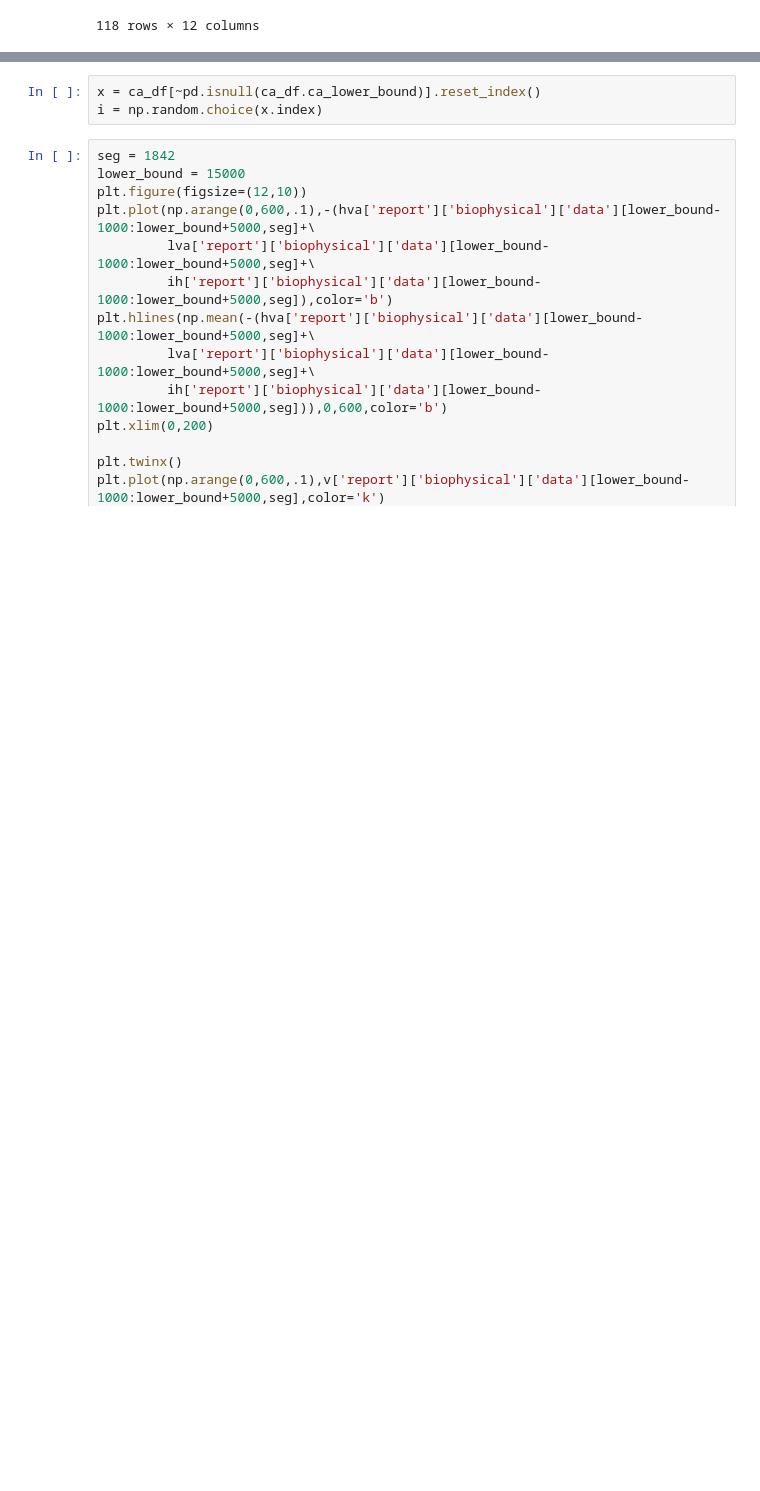
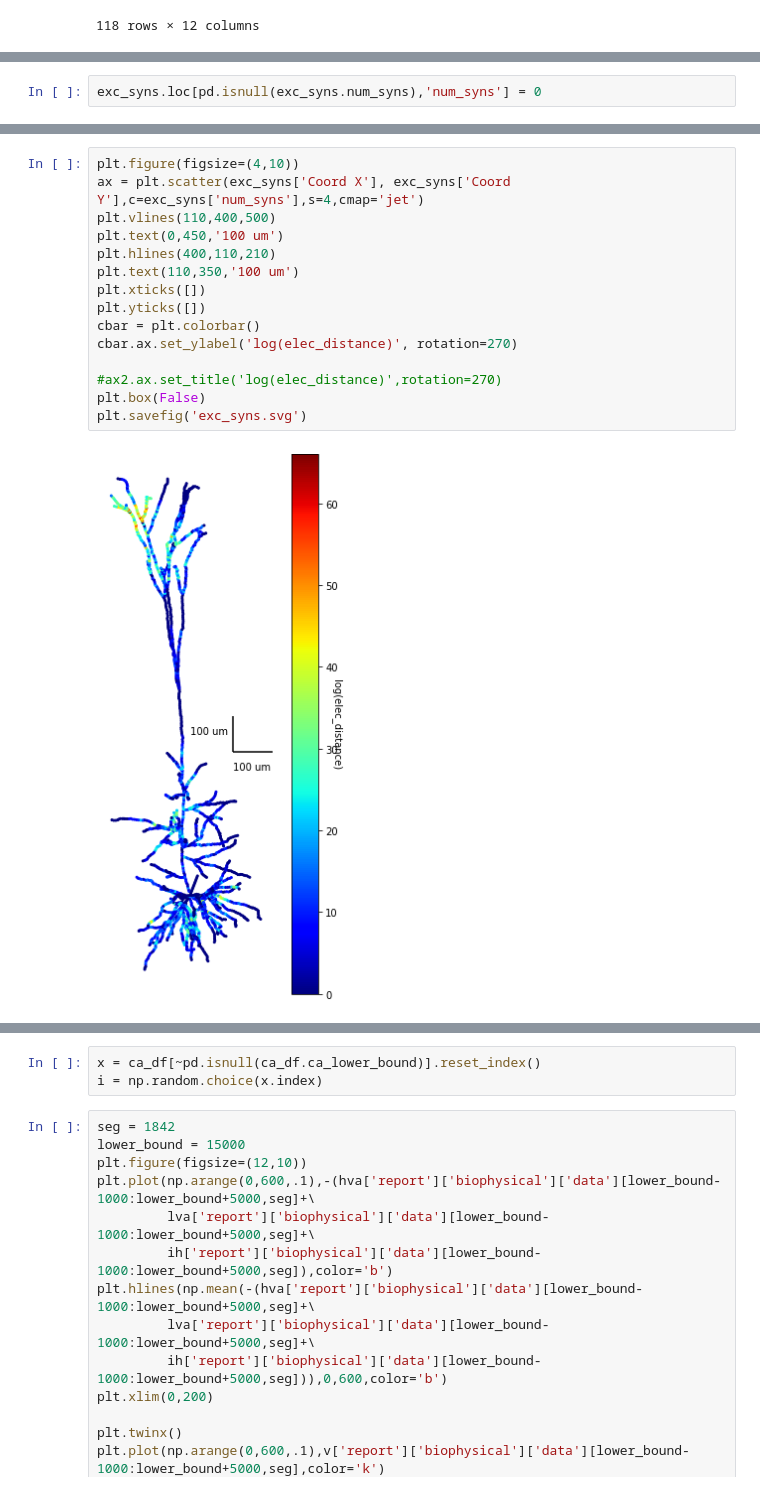
Before and after one commit to aaberbach/L5NeuronSimulation, a Jupyter notebook: L5NeuronSimulation/FullSimulation/NMDAExploration.ipynb, the cells around one changed output, grey strips where cells are left out. Cells and saved outputs as stored; diff of their text form; blank space fills up the shorter version.

```diff
--- a/L5NeuronSimulation/FullSimulation/NMDAExploration.ipynb
+++ b/L5NeuronSimulation/FullSimulation/NMDAExploration.ipynb
@@ -325,0 +374,2 @@ plt.plot(segs.loc[segs.segmentID==1842,'Coord X'],
+# %%
+exc_syns.loc[pd.isnull(exc_syns.num_syns),'num_syns'] = 0
@@ -325,0 +380,17 @@ plt.plot(segs.loc[segs.segmentID==1842,'Coord X'],
+# %%
+plt.figure(figsize=(4,10))
+ax = plt.scatter(exc_syns['Coord X'], exc_syns['Coord Y'],c=exc_syns['num_syns'],s=4,cmap='jet')
+plt.vlines(110,400,500)
+plt.text(0,450,'100 um')
+plt.hlines(400,110,210)
+plt.text(110,350,'100 um')
+plt.xticks([])
+plt.yticks([])
+cbar = plt.colorbar()
+cbar.ax.set_ylabel('log(elec_distance)', rotation=270)
+
+#ax2.ax.set_title('log(elec_distance)',rotation=270)
+plt.box(False)
+plt.savefig('exc_syns.svg')
+# %% [output]
+[figure, added]
```
Also changed, not shown: parts of 25 cells of this notebook, 1 other file.
